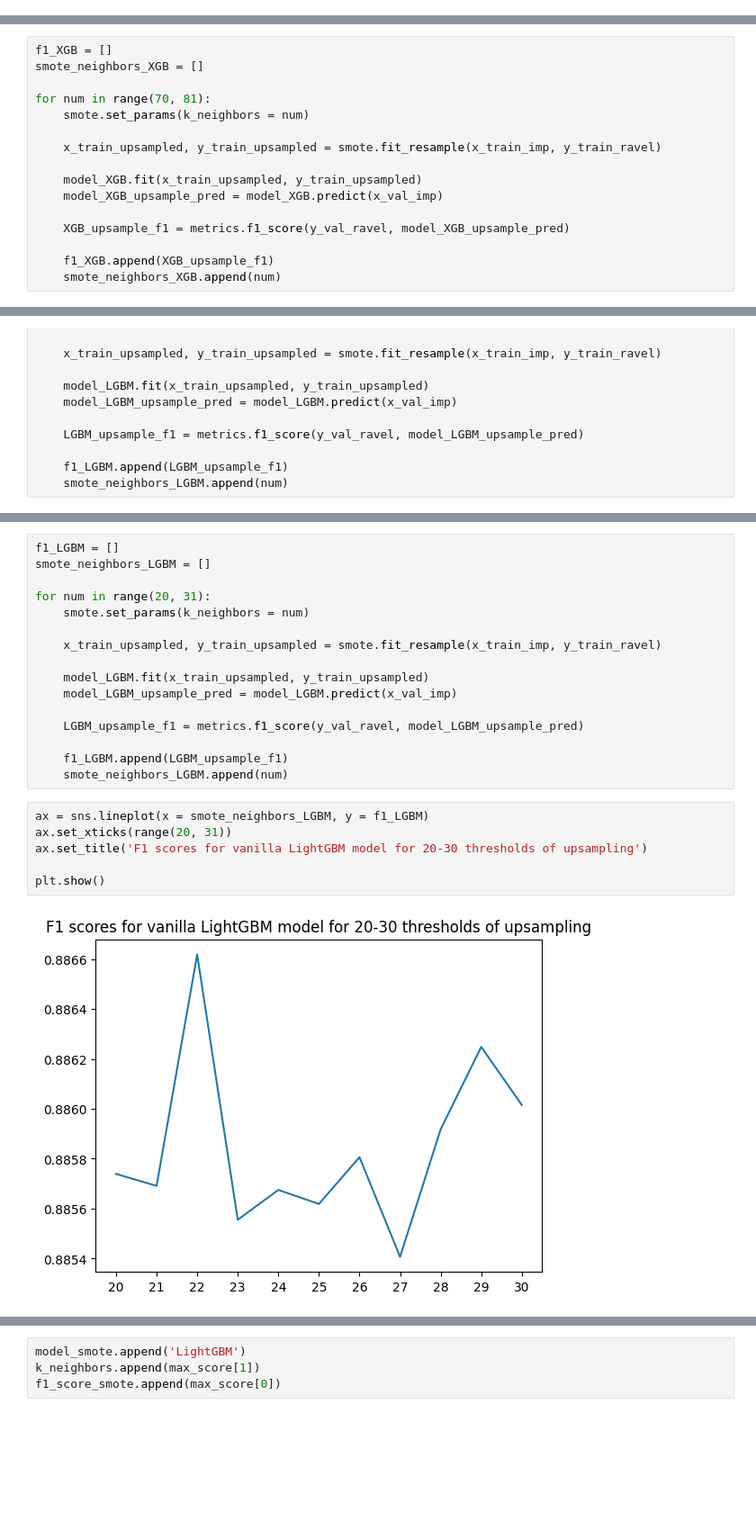
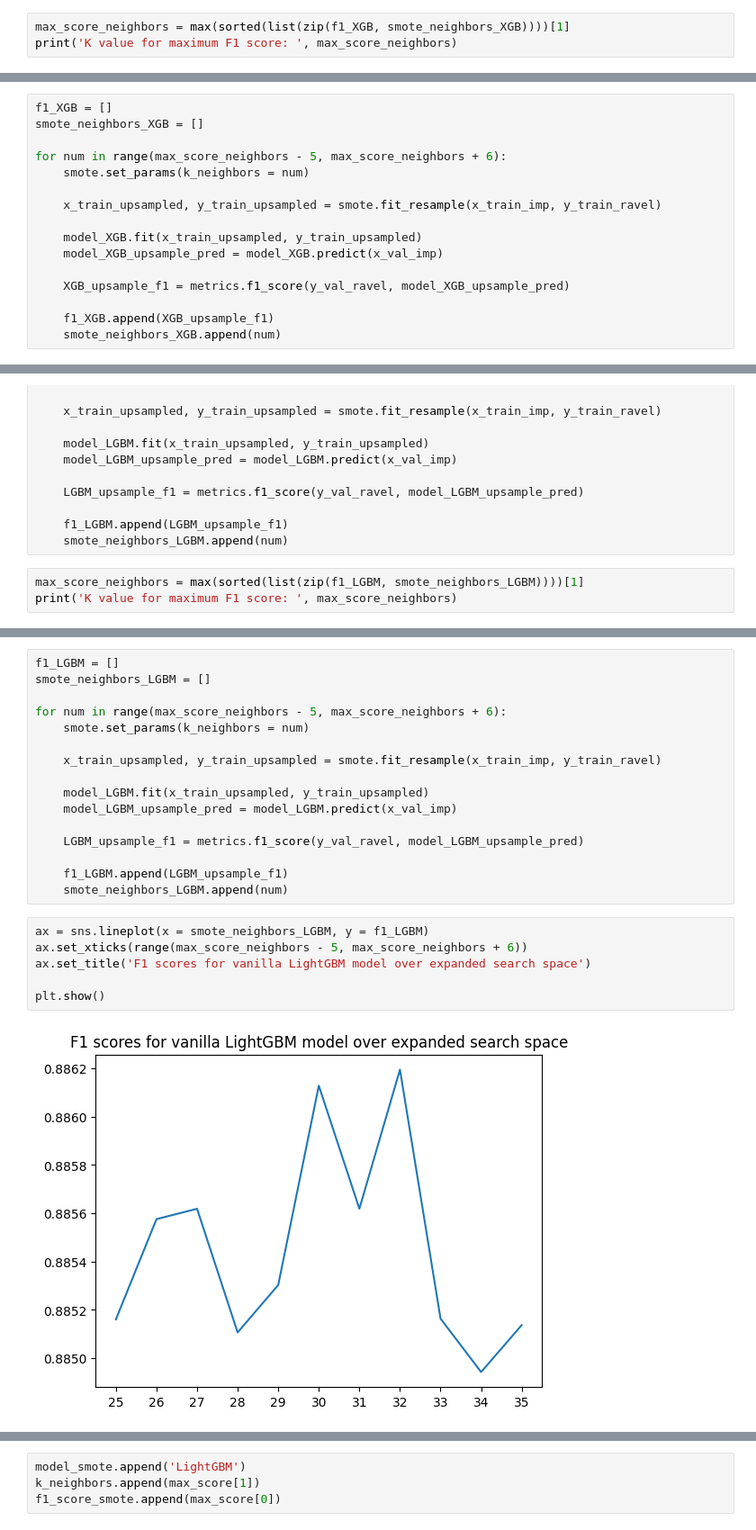
Before and after one commit to S84v/gst-analytics-hackathon, a Jupyter notebook: main.ipynb, the cells around one changed output, grey strips where cells are left out. Shown at 90% size. Saved outputs shown, nothing was run; the diff lists cells and outputs as text; blank space fills up the shorter version.

```diff
--- a/main.ipynb
+++ b/main.ipynb
@@ -842,3 +855,6 @@ for num in np.linspace(1, 100, 11, dtype = int):
 
     f1_XGB.append(XGB_upsample_f1)
     smote_neighbors_XGB.append(num)
+# %%
+max_score_neighbors = max(sorted(list(zip(f1_XGB, smote_neighbors_XGB))))[1]
+print('K value for maximum F1 score: ', max_score_neighbors)
@@ -856,7 +874,7 @@ We get maximum F1 scores in between 70-80. Let us expand the search space over i
 f1_XGB = []
 smote_neighbors_XGB = []
 
-for num in range(70, 81):
+for num in range(max_score_neighbors - 5, max_score_neighbors + 6):
     smote.set_params(k_neighbors = num)
 
     x_train_upsampled, y_train_upsampled = smote.fit_resample(x_train_imp, y_train_ravel)
@@ -901,3 +919,6 @@ for num in np.linspace(1, 100, 11, dtype = int):
 
     f1_LGBM.append(LGBM_upsample_f1)
     smote_neighbors_LGBM.append(num)
+# %%
+max_score_neighbors = max(sorted(list(zip(f1_LGBM, smote_neighbors_LGBM))))[1]
+print('K value for maximum F1 score: ', max_score_neighbors)
@@ -915,7 +938,7 @@ We get maximum F1 scores in between 20-30. Let us expand the search space over i
 f1_LGBM = []
 smote_neighbors_LGBM = []
 
-for num in range(20, 31):
+for num in range(max_score_neighbors - 5, max_score_neighbors + 6):
     smote.set_params(k_neighbors = num)
 
     x_train_upsampled, y_train_upsampled = smote.fit_resample(x_train_imp, y_train_ravel)
@@ -929,12 +952,12 @@ for num in range(20, 31):
     smote_neighbors_LGBM.append(num)
 # %%
 ax = sns.lineplot(x = smote_neighbors_LGBM, y = f1_LGBM)
-ax.set_xticks(range(20, 31))
-ax.set_title('F1 scores for vanilla LightGBM model for 20-30 thresholds of upsampling')
+ax.set_xticks(range(max_score_neighbors - 5, max_score_neighbors + 6))
+ax.set_title('F1 scores for vanilla LightGBM model over expanded search space')
 
 plt.show()
 # %% [output]
-[figure, old version]
+[figure, new version]
 # %%
 max_score = max(sorted(zip(f1_LGBM, smote_neighbors_LGBM)))
 max_score
```
Also changed, not shown: parts of 27 cells of this notebook.
